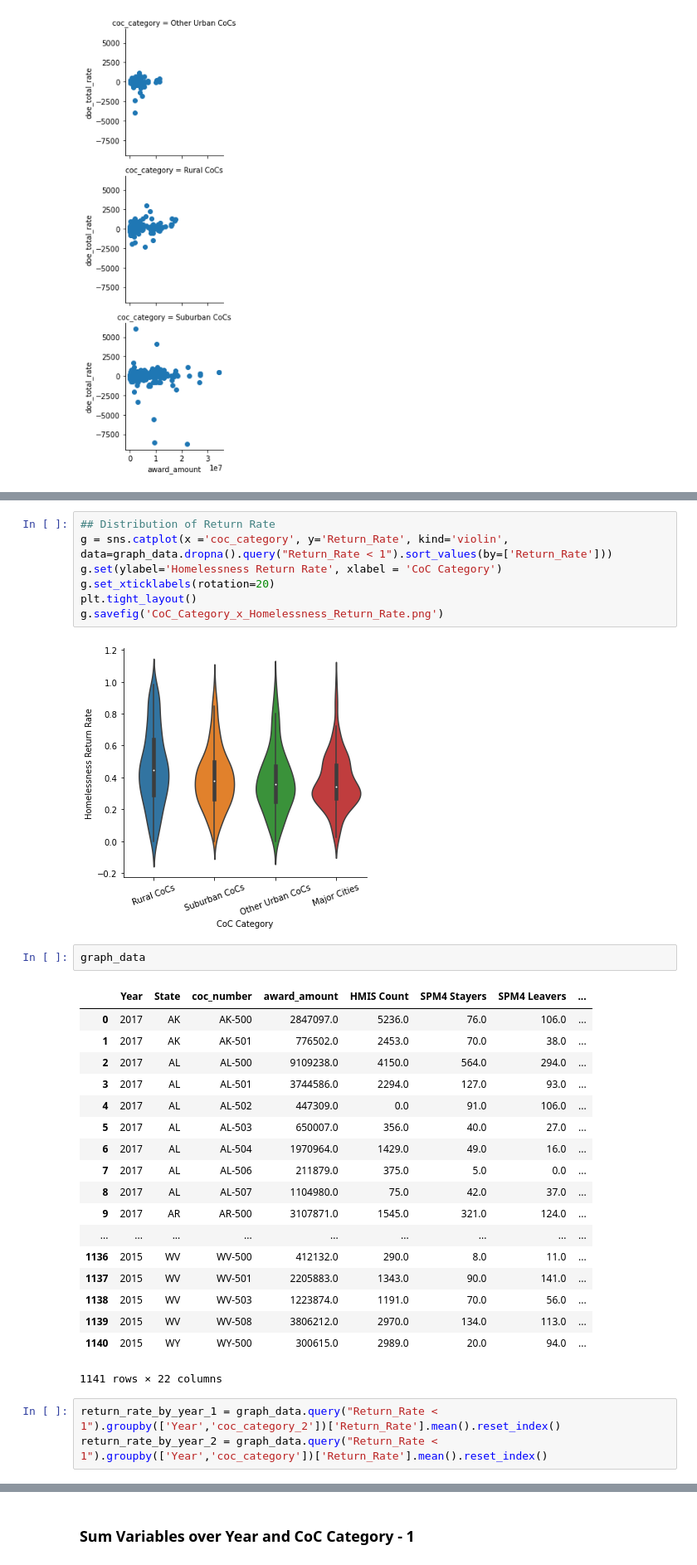
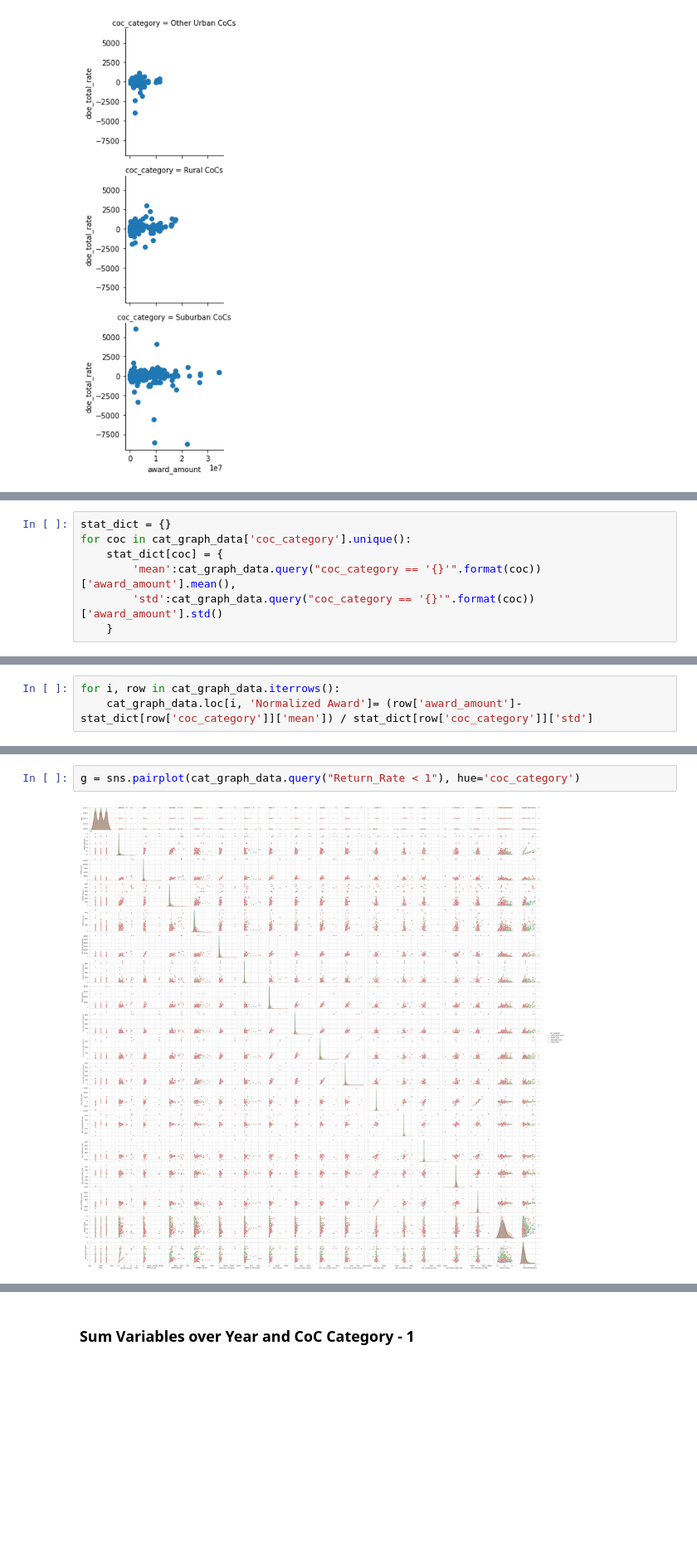
Before and after one commit to daniels241/UCLAx-Data-Science-Project, a Jupyter notebook: Notebooks/Graphs!.ipynb, the cells around one changed output, grey strips where cells are left out. Shown at 83% size. Cells and saved outputs as stored; diff of their text form; blank space fills up the shorter version.

```diff
--- a/Notebooks/Graphs!.ipynb
+++ b/Notebooks/Graphs!.ipynb
@@ -59,0 +72,7 @@ g = sns.catplot(x = 'coc_category', y='total_returns', kind='bar', data=graph_da
+# %%
+stat_dict = {}
+for coc in cat_graph_data['coc_category'].unique():
+    stat_dict[coc] = {
+        'mean':cat_graph_data.query("coc_category == '{}'".format(coc))['award_amount'].mean(),
+        'std':cat_graph_data.query("coc_category == '{}'".format(coc))['award_amount'].std()
+    }
@@ -59,0 +86,3 @@ g = sns.catplot(x = 'coc_category', y='total_returns', kind='bar', data=graph_da
+# %%
+for i, row in cat_graph_data.iterrows():
+    cat_graph_data.loc[i, 'Normalized Award']= (row['award_amount']-stat_dict[row['coc_category']]['mean']) / stat_dict[row['coc_category']]['std']
@@ -95,33 +120,4 @@ graph_data.dropna().query("Return_Rate < 1")
-# %%
-## Distribution of Return Rate
-g = sns.catplot(x ='coc_category', y='Return_Rate', kind='violin', data=graph_data.dropna().query("Return_Rate < 1").sort_values(by=['Return_Rate']))
-g.set(ylabel='Homelessness Return Rate', xlabel = 'CoC Category')
-g.set_xticklabels(rotation=20)
-plt.tight_layout()
-g.savefig('CoC_Category_x_Homelessness_Return_Rate.png')
-# %% [output]
-[figure, removed]
-# %%
-graph_data
-# %% [output]
-|  | Year | State | coc_number | award_amount | HMIS Count | SPM4 Stayers | SPM4 Leavers | ... |
-| 0 | 2017 | AK | AK-500 | 2847097.0 | 5236.0 | 76.0 | 106.0 | ... |
-| 1 | 2017 | AK | AK-501 | 776502.0 | 2453.0 | 70.0 | 38.0 | ... |
-| 2 | 2017 | AL | AL-500 | 9109238.0 | 4150.0 | 564.0 | 294.0 | ... |
-| 3 | 2017 | AL | AL-501 | 3744586.0 | 2294.0 | 127.0 | 93.0 | ... |
-| 4 | 2017 | AL | AL-502 | 447309.0 | 0.0 | 91.0 | 106.0 | ... |
-| 5 | 2017 | AL | AL-503 | 650007.0 | 356.0 | 40.0 | 27.0 | ... |
-| 6 | 2017 | AL | AL-504 | 1970964.0 | 1429.0 | 49.0 | 16.0 | ... |
-| 7 | 2017 | AL | AL-506 | 211879.0 | 375.0 | 5.0 | 0.0 | ... |
-| 8 | 2017 | AL | AL-507 | 1104980.0 | 75.0 | 42.0 | 37.0 | ... |
-| 9 | 2017 | AR | AR-500 | 3107871.0 | 1545.0 | 321.0 | 124.0 | ... |
-| ... | ... | ... | ... | ... | ... | ... | ... | ... |
-| 1136 | 2015 | WV | WV-500 | 412132.0 | 290.0 | 8.0 | 11.0 | ... |
-| 1137 | 2015 | WV | WV-501 | 2205883.0 | 1343.0 | 90.0 | 141.0 | ... |
-| 1138 | 2015 | WV | WV-503 | 1223874.0 | 1191.0 | 70.0 | 56.0 | ... |
-| 1139 | 2015 | WV | WV-508 | 3806212.0 | 2970.0 | 134.0 | 113.0 | ... |
-| 1140 | 2015 | WY | WY-500 | 300615.0 | 2989.0 | 20.0 | 94.0 | ... |
-1141 rows × 22 columns
-# %%
-return_rate_by_year_1 = graph_data.query("Return_Rate < 1").groupby(['Year','coc_category_2'])['Return_Rate'].mean().reset_index()
-return_rate_by_year_2 = graph_data.query("Return_Rate < 1").groupby(['Year','coc_category'])['Return_Rate'].mean().reset_index()
+# %%
+g = sns.pairplot(cat_graph_data.query("Return_Rate < 1"), hue='coc_category')
+# %% [output]
+[figure, added]
```
Also changed, not shown: parts of 19 cells of this notebook, 19 other files.
